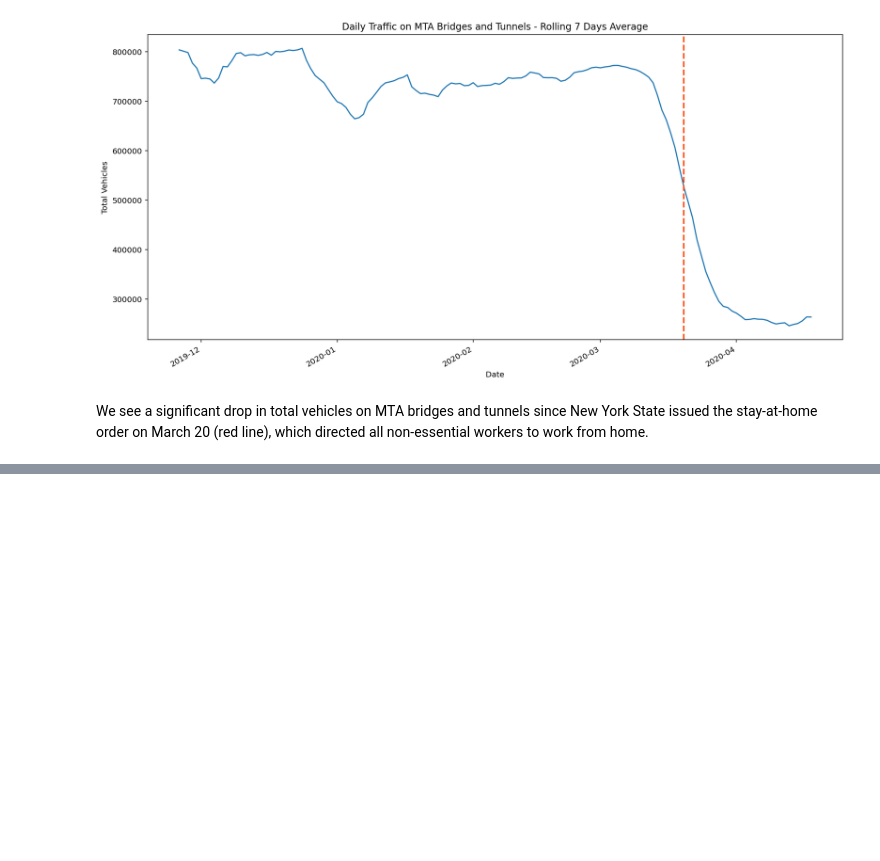
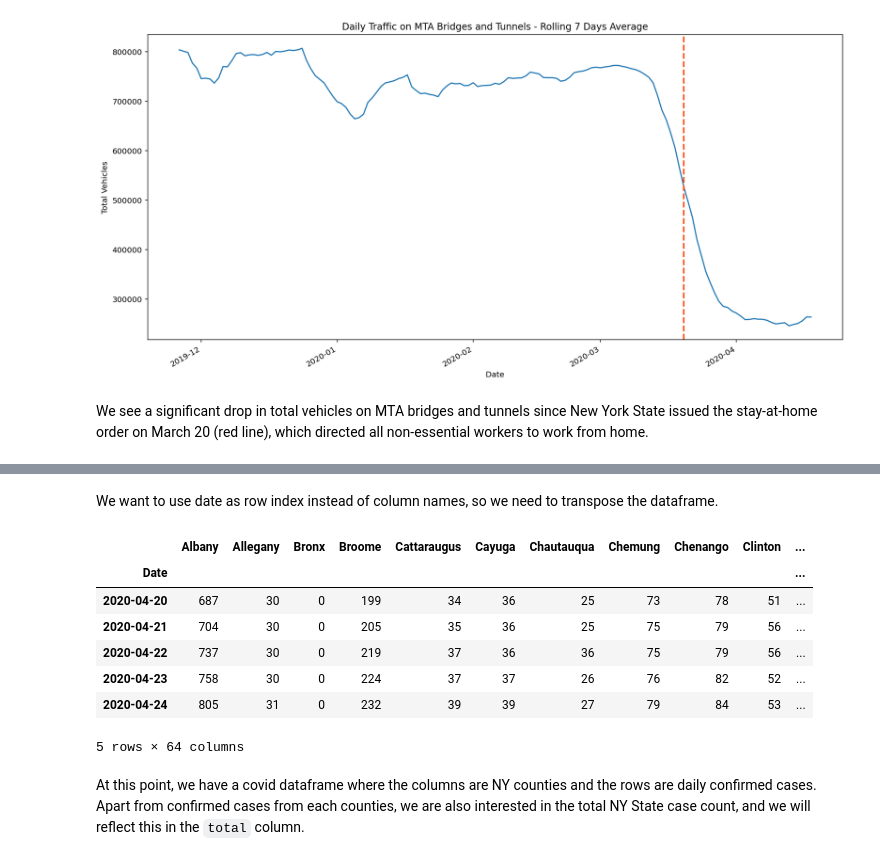
Before and after one commit to tianrunw/big-data-air-pollution, a Jupyter notebook: project/covid19_air_pollution.ipynb, the cells around one changed output, grey strips where cells are left out. Saved outputs shown, nothing was run; the diff lists cells and outputs as text; code cells hidden in the pictures; blank space fills up the shorter version.

```diff
--- a/project/covid19_air_pollution.ipynb
+++ b/project/covid19_air_pollution.ipynb
@@ -137,0 +153,2 @@ We see a significant drop in total vehicles on MTA bridges and tunnels since New
+# %% [markdown]
+We want to use date as row index instead of column names, so we need to transpose the dataframe.
@@ -137,0 +165,13 @@ We see a significant drop in total vehicles on MTA bridges and tunnels since New
+# %%
+covid.tail()
+# %% [output]
+|  | Albany | Allegany | Bronx | Broome | Cattaraugus | Cayuga | Chautauqua | Chemung | Chenango | Clinton | ... |
+| Date |  |  |  |  |  |  |  |  |  |  | ... |
+| 2020-04-20 | 687 | 30 | 0 | 199 | 34 | 36 | 25 | 73 | 78 | 51 | ... |
+| 2020-04-21 | 704 | 30 | 0 | 205 | 35 | 36 | 25 | 75 | 79 | 56 | ... |
+| 2020-04-22 | 737 | 30 | 0 | 219 | 37 | 36 | 36 | 75 | 79 | 56 | ... |
+| 2020-04-23 | 758 | 30 | 0 | 224 | 37 | 37 | 26 | 76 | 82 | 52 | ... |
+| 2020-04-24 | 805 | 31 | 0 | 232 | 39 | 39 | 27 | 79 | 84 | 53 | ... |
+5 rows × 64 columns
+# %% [markdown]
+At this point, we have a covid dataframe where the columns are NY counties and the rows are daily confirmed cases. Apart from confirmed cases from each counties, we are also interested in the total NY State case count, and we will reflect this in the `total` column.
```
Also changed, not shown: parts of 13 cells of this notebook, 1 other file.
